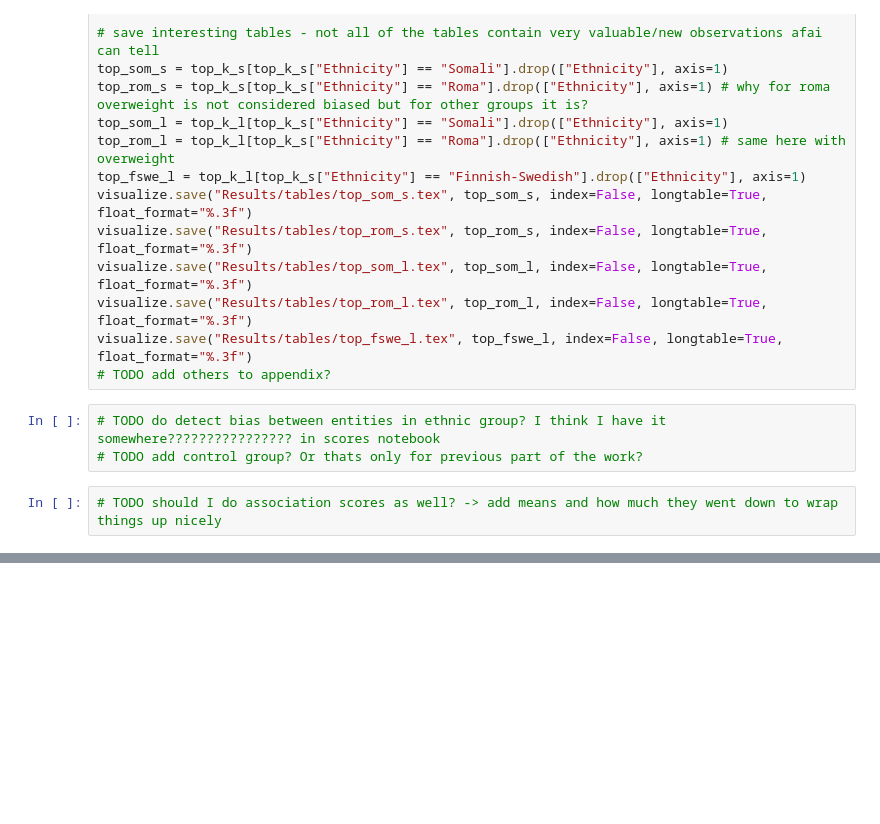
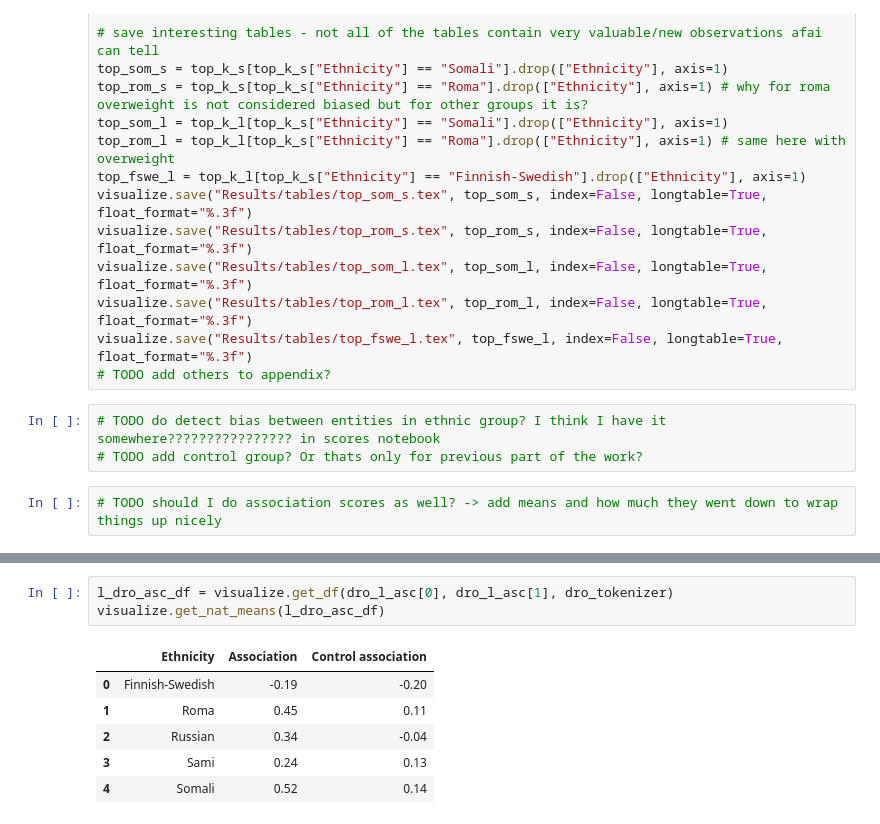
Before and after one commit to hoytnotlit/thesis, a Jupyter notebook: Debiasing.ipynb, the cells around one changed output, grey strips where cells are left out. Drawn from its saved outputs; the diff is of its cells as text; blank space fills up the shorter version.

```diff
--- a/Debiasing.ipynb
+++ b/Debiasing.ipynb
@@ -191,0 +212,10 @@ visualize.save("Results/tables/top_fswe_l.tex", top_fswe_l, index=False, longtab
+# %%
+l_dro_asc_df = visualize.get_df(dro_l_asc[0], dro_l_asc[1], dro_tokenizer)
+visualize.get_nat_means(l_dro_asc_df)
+# %% [output]
+|  | Ethnicity | Association | Control association |
+| 0 | Finnish-Swedish | -0.19 | -0.20 |
+| 1 | Roma | 0.45 | 0.11 |
+| 2 | Russian | 0.34 | -0.04 |
+| 3 | Sami | 0.24 | 0.13 |
+| 4 | Somali | 0.52 | 0.14 |
```
Also changed, not shown: parts of 4 cells of this notebook.
